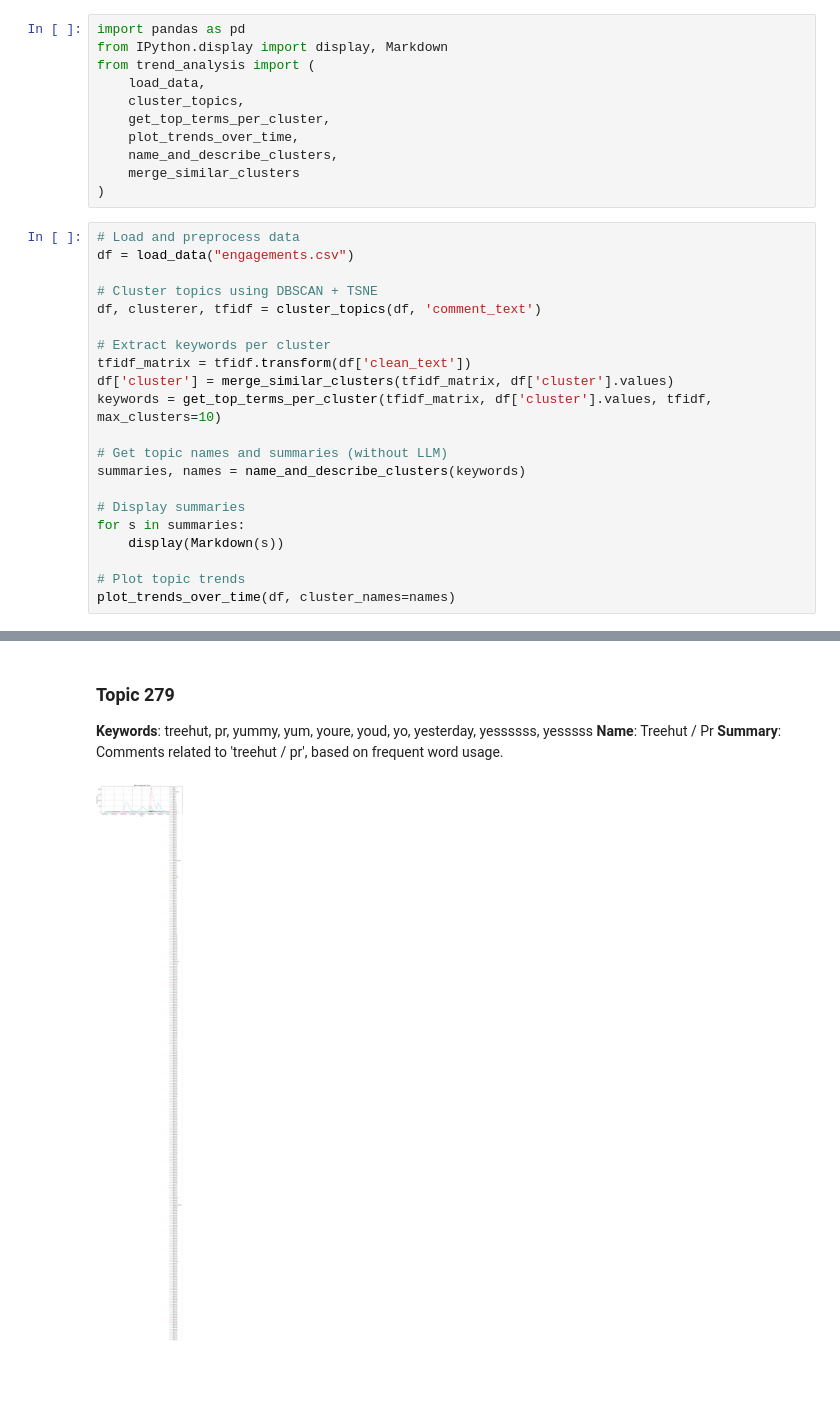
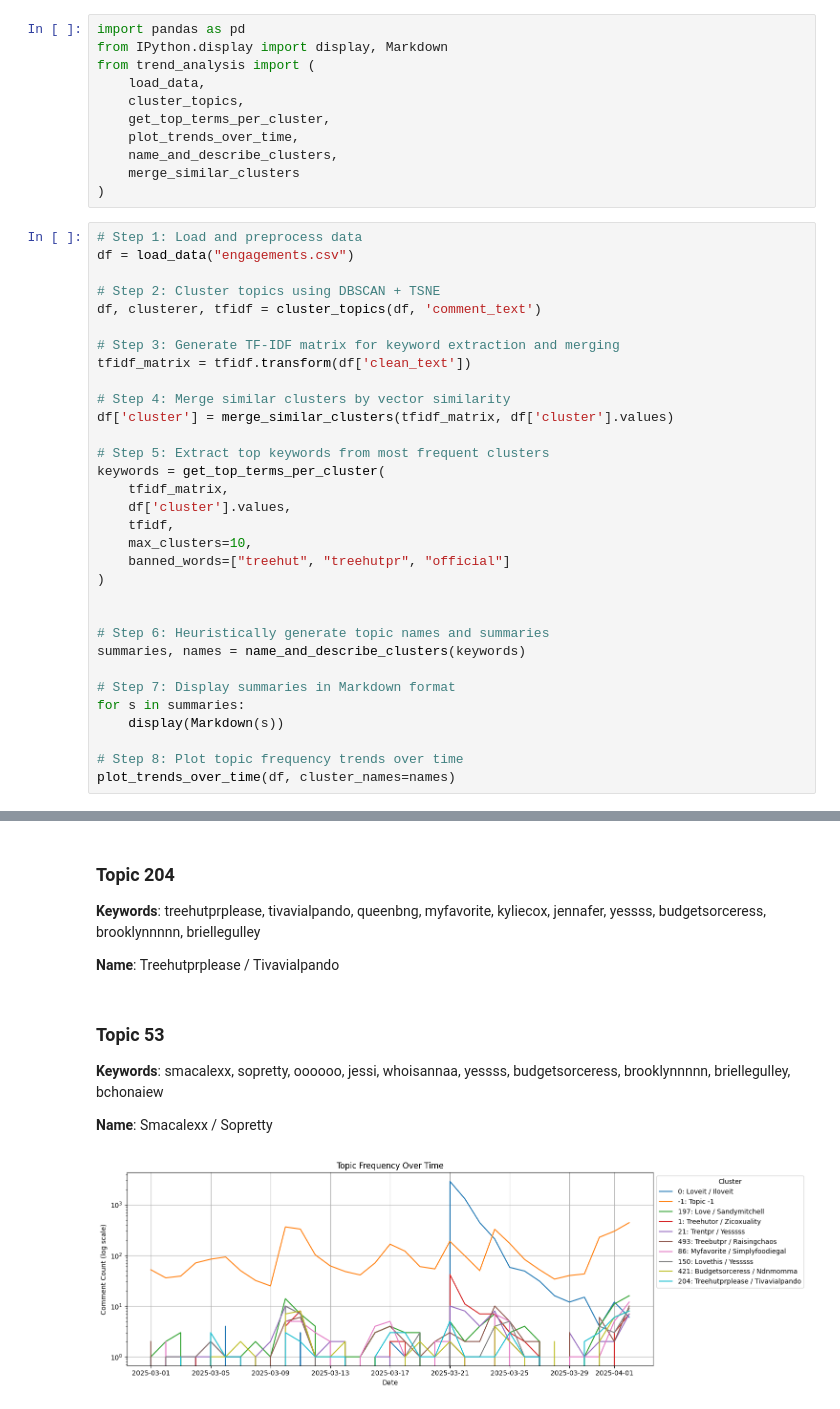
Before and after one commit to NicolasFerland/treehut-trend-analysis, a Jupyter notebook: trend_analysis_demo.ipynb, the cells around one changed output, grey strips where cells are left out. Saved outputs shown, nothing was run; the diff lists cells and outputs as text; blank space fills up the shorter version.

```diff
--- a/trend_analysis_demo.ipynb
+++ b/trend_analysis_demo.ipynb
@@ -10,24 +10,35 @@ from trend_analysis import (
     merge_similar_clusters
 )
 # %%
-# Load and preprocess data
+# Step 1: Load and preprocess data
 df = load_data("engagements.csv")
 
-# Cluster topics using DBSCAN + TSNE
+# Step 2: Cluster topics using DBSCAN + TSNE
 df, clusterer, tfidf = cluster_topics(df, 'comment_text')
 
-# Extract keywords per cluster
+# Step 3: Generate TF-IDF matrix for keyword extraction and merging
 tfidf_matrix = tfidf.transform(df['clean_text'])
+
+# Step 4: Merge similar clusters by vector similarity
 df['cluster'] = merge_similar_clusters(tfidf_matrix, df['cluster'].values)
-keywords = get_top_terms_per_cluster(tfidf_matrix, df['cluster'].values, tfidf, max_clusters=10)
 
-# Get topic names and summaries (without LLM)
+# Step 5: Extract top keywords from most frequent clusters
+keywords = get_top_terms_per_cluster(
+    tfidf_matrix,
+    df['cluster'].values,
+    tfidf,
+    max_clusters=10,
+    banned_words=["treehut", "treehutpr", "official"]
+)
+
+
+# Step 6: Heuristically generate topic names and summaries
 summaries, names = name_and_describe_clusters(keywords)
 
-# Display summaries
+# Step 7: Display summaries in Markdown format
 for s in summaries:
     display(Markdown(s))
 
-# Plot topic trends
+# Step 8: Plot topic frequency trends over time
 plot_trends_over_time(df, cluster_names=names)
 # %% [output]
@@ -74,6 +77,9 @@ plot_trends_over_time(df, cluster_names=names)
+### Topic 204
+ **Keywords**: treehutprplease, tivavialpando, queenbng, myfavorite, kyliecox, jennafer, yessss, budgetsorceress, brooklynnnnn, briellegulley
 
-### Topic 279
-**Keywords**: treehut, pr, yummy, yum, youre, youd, yo, yesterday, yessssss, yesssss
-**Name**: Treehut / Pr
-**Summary**: Comments related to 'treehut / pr', based on frequent word usage.
+ **Name**: Treehutprplease / Tivavialpando
+### Topic 53
+ **Keywords**: smacalexx, sopretty, oooooo, jessi, whoisannaa, yessss, budgetsorceress, brooklynnnnn, briellegulley, bchonaiew
+
+ **Name**: Smacalexx / Sopretty
-[figure, old version]
+[figure, new version]
```
Also changed, not shown: parts of 2 cells of this notebook, 2 other files.
